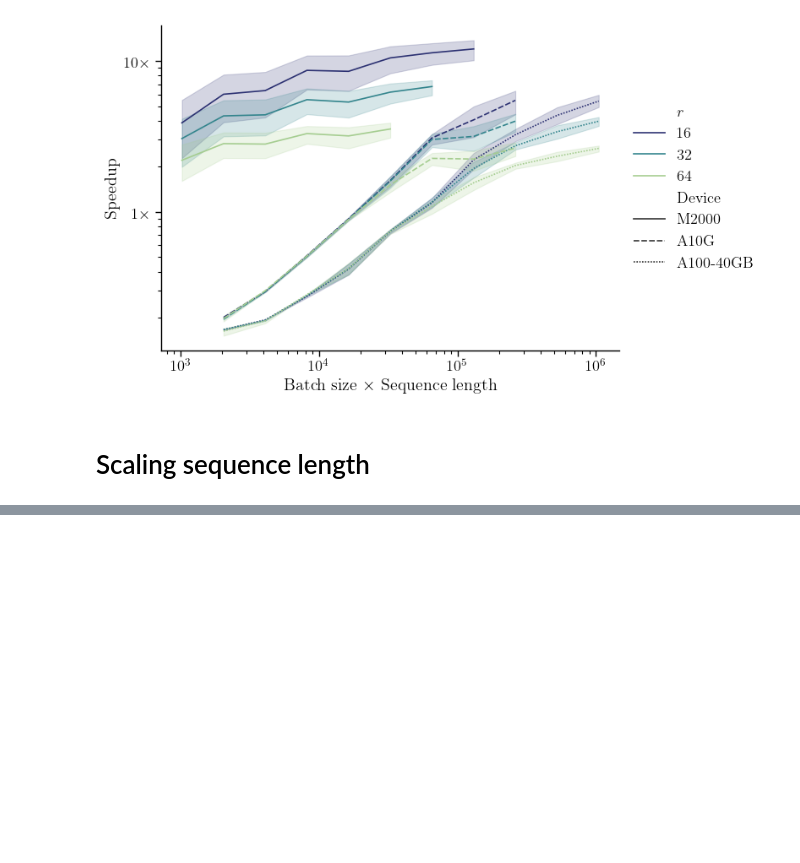
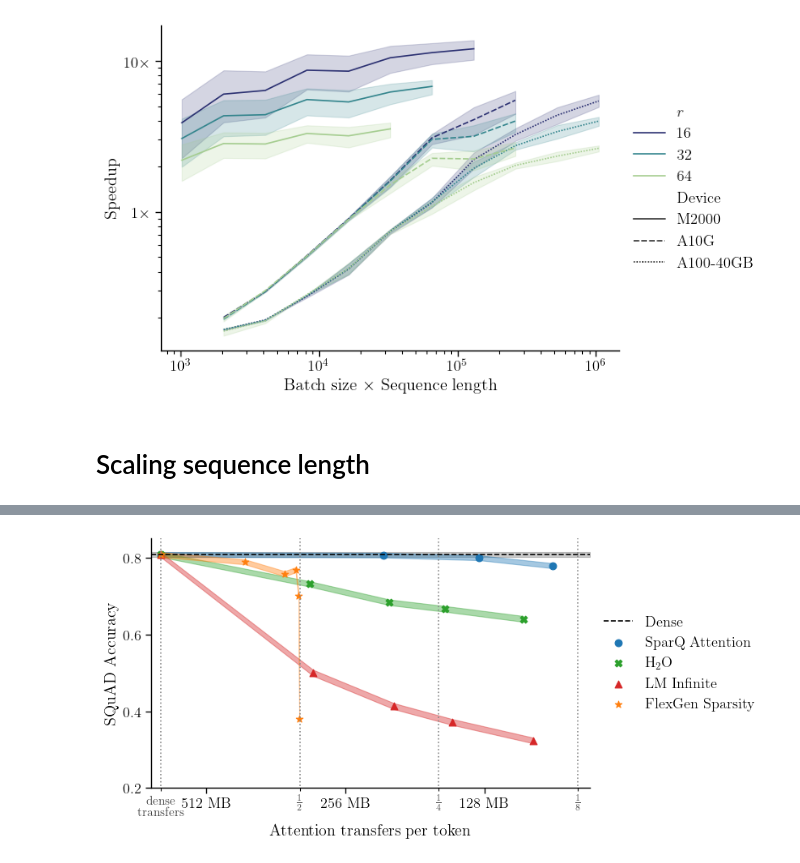
Before and after one commit to graphcore-research/llm-inference-research, a Jupyter notebook: 2023-sparse-attention/rmoe-84-paper/FiguresDO.ipynb, the cells around one changed output, grey strips where cells are left out. Drawn from its saved outputs; the diff is of its cells as text; code cells hidden in the pictures; blank space fills up the shorter version.

```diff
--- a/2023-sparse-attention/rmoe-84-paper/FiguresDO.ipynb
+++ b/2023-sparse-attention/rmoe-84-paper/FiguresDO.ipynb
@@ -275,0 +303,17 @@ plt.savefig(f"out/sequence_length_scaling.pdf", bbox_inches="tight")
+# %%
+df = (
+    pd.concat([
+        load_sweep("RMOE-68-workshop-sweep").pipe(lambda d: d[d.model!="llama-2-13b"]),
+        load_sweep("RMOE-71-ablations-main-sweep-top-k-sparse-attention"),
+        load_sweep("RMOE-68-llama-7b-reruns-with-fix"),
+        load_sweep("RMOE-77-larger-models-a100"),
+        load_sweep("RMOE-77-larger-models-a100-rerun-wikitext"),
+    ]).reset_index(drop=True)
+    .pipe(lambda d: d.assign(transfers=d.apply(memory_transfers_attention_only, axis=1)))
+    .pipe(lambda d: d[(d.task != "wikitext_bpc") | (~d.model.isin(["llama-2-13b", "llama-2-7b"])) | d.wikitext_bugfix])
+    .pipe(lambda d: d[(d.name != "ann") | (d.k == 128)])
+    .pipe(lambda d: d[(~d.name.isin(["eviction", "local"])) | (d.k >= 256)])
+    .pipe(lambda d: d.assign(rank=None))
+    [["task", "model", "name", "k", "rank", "transfers", "score", "score_stderr", "experiment"]]
+)
+df
@@ -275,0 +334,62 @@ plt.savefig(f"out/sequence_length_scaling.pdf", bbox_inches="tight")
+# %%
+def show_tradeoff(model: str, task: str, title: bool, xlabel: bool, ylabel: bool, model_label: bool,
+                  vlines: List[float], vlineslabel: bool,
+                  ax: matplotlib.axes.Axes) -> None:
+    g = add_dense_as_sparse(df[(df.model == model)&(df.task == task)])
+    if not len(g[g.name=="dense"]):
+        print(f"Cannot show {model}, {task}, as there is no dense baseline")
+        return
+    dense = g[g.name=="dense"].iloc[0]
+    rmin, rmax = dict(
+        squad=(.5, 1.05),
+        cnn_dailymail=(.5, 1.05),
+        triviaqa=(.5, 1.05),
+        wikitext_bpc=(1.25, 1/1.025),
+        repetition=(0, 1.1),
+    )[task]
+    score_min, score_max = dense.score * rmin, dense.score * rmax
+    transfers_min, transfers_max = dense.transfers * 1.05, dense.transfers / 8.5
+    lo = dense.score - dense.score_stderr
+    hi = dense.score + dense.score_stderr
+    ax.fill_between([transfers_min, transfers_max], [lo, lo], [hi, hi], color="k", alpha=.2)
+    ax.hlines(dense.score, transfers_min, transfers_max, "k", linestyles="--", label="Dense")
+    for ratio in vlines:
+        ax.vlines(dense.transfers / ratio, 0, g.score.max() * 2, "k", linestyles=":", color="#888")
+
+    for name, hue in name_to_hue.items():
+        if name != "dense":
+            d = g[g.name == name].sort_values("transfers")
+            ax.fill_between(d.transfers, d.score - d.score_stderr, d.score + d.score_stderr, color=hue, alpha=.4)
+            ax.scatter(d.transfers, d.score, color=hue, label=name_to_label[name], marker=name_to_marker[name], s=40)
+    ax.set_xscale("log", base=2)
+    ax.xaxis.set_major_formatter(lambda x, _: f"{x/2**20:.0f} MB" if 2**20 <= x else f"1/{1/(x/2**20):.0f} MB")
+    ax.set_xlim((transfers_min, transfers_max))
+    ax.set_ylim((score_min, score_max))
+    ax.yaxis.set_major_locator(matplotlib.ticker.MaxNLocator(nbins=5, steps=[1,2,3,5,10]))
+    if vlineslabel:
+        assert vlines[0] == 1
+        ax.xaxis.set_minor_locator(matplotlib.ticker.FixedLocator([dense.transfers / ratio for ratio in vlines]))
+        ax.tick_params(axis="x", which="minor", bottom=True, labelbottom=True, labelsize=11, labelcolor="#444")
+        labels = ["dense\ntransfers"] + [f"$\\frac{{1}}{{{ratio}}}$" for ratio in vlines[1:]]
+        ax.xaxis.set_minor_formatter(lambda _, n: labels[n])
+    if title:
+        ax.set_title(model.capitalize().replace("b", "B"), pad=12)
+    if xlabel:
+        ax.set_xlabel("Attention transfers per token")
+    if model_label:
+        ax.annotate(model, [transfers_min, score_min],
+                    xytext=(5, 5), textcoords="offset points", va="bottom", ha="left", fontsize=12, alpha=.75)
+    if ylabel:
+        ax.set_ylabel(dict(squad="SQuAD Accuracy", cnn_dailymail="CNN/DailyMail ROUGE-L", triviaqa="TriviaQA Accuracy",
+                           wikitext_bpc="WikiText-103 BPC", repetition="Repetition match length")[task])
+    sns.despine(ax=ax)
+
+sns.set_context("paper", font_scale=1.5)
+plt.figure(figsize=(7, 4))
+ax = plt.gca()
+show_tradeoff("llama-2-13b", "squad", title=False, xlabel=True, ylabel=True, model_label=False, vlines=[1, 2, 4, 8], vlineslabel=True, ax=ax)
+ax.legend(frameon=False, bbox_to_anchor=(1.0, 0.5), loc="center left")
+ax.set_ylim((0.2, 0.85))
+plt.savefig(f"out/tradeoff_llama_squad.pdf", bbox_inches="tight")
+# %% [output]
+[figure, added]
```
Also changed, not shown: parts of 7 cells of this notebook.
